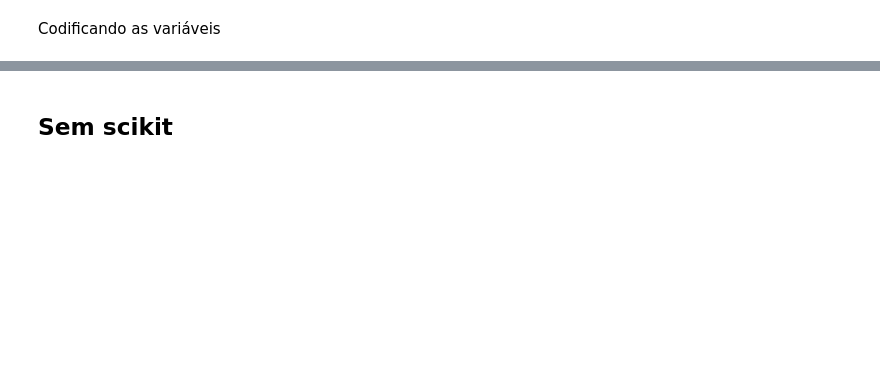
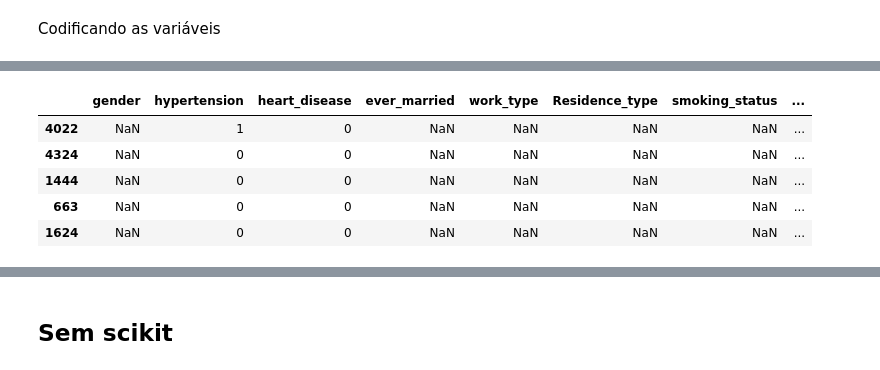
Before and after one commit to mariamaOlive/estatistica-residencia, a Jupyter notebook: projetoEstatisticaDescritiva.ipynb, the cells around one changed output, grey strips where cells are left out. Cells and saved outputs as stored; diff of their text form; code cells hidden in the pictures; blank space fills up the shorter version.

```diff
--- a/projetoEstatisticaDescritiva.ipynb
+++ b/projetoEstatisticaDescritiva.ipynb
@@ -333,6 +345,15 @@ X['smoking_status'] = X['smoking_status'].map({
 y = dados['stroke']
 
 X_train, X_test, y_train, y_test = train_test_split(X, y, test_size=0.3, random_state=42)
+# %%
+X_train.head()
+# %% [output]
+|  | gender | hypertension | heart_disease | ever_married | work_type | Residence_type | smoking_status | ... |
+| 4022 | NaN | 1 | 0 | NaN | NaN | NaN | NaN | ... |
+| 4324 | NaN | 0 | 0 | NaN | NaN | NaN | NaN | ... |
+| 1444 | NaN | 0 | 0 | NaN | NaN | NaN | NaN | ... |
+| 663 | NaN | 0 | 0 | NaN | NaN | NaN | NaN | ... |
+| 1624 | NaN | 0 | 0 | NaN | NaN | NaN | NaN | ... |
 # %%
 # With sklearn
 ctgrclNB = CategoricalNB(alpha=1)
```
Also changed, not shown: parts of 8 cells of this notebook.
